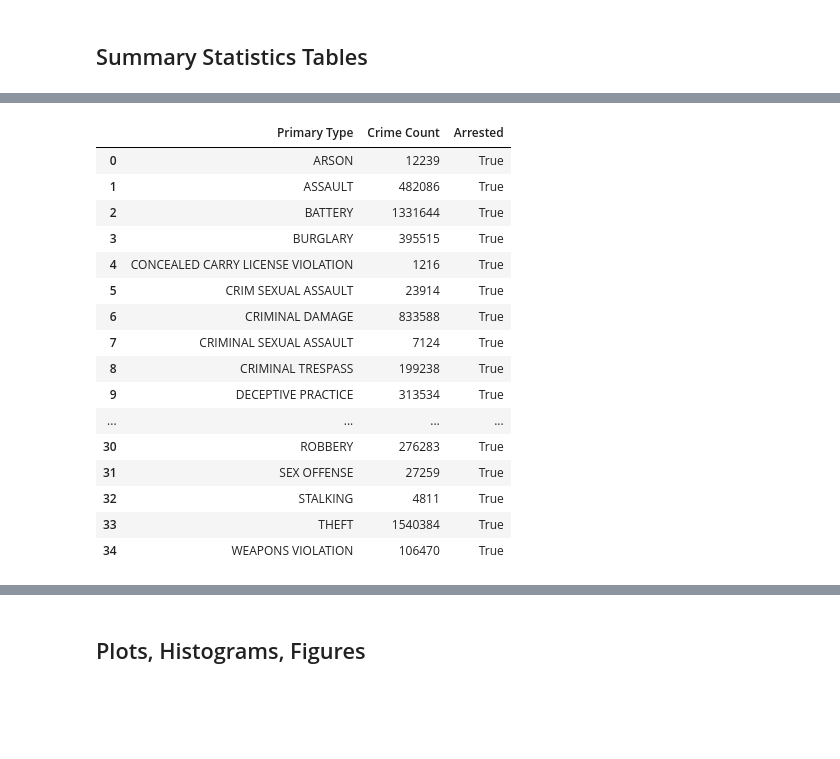
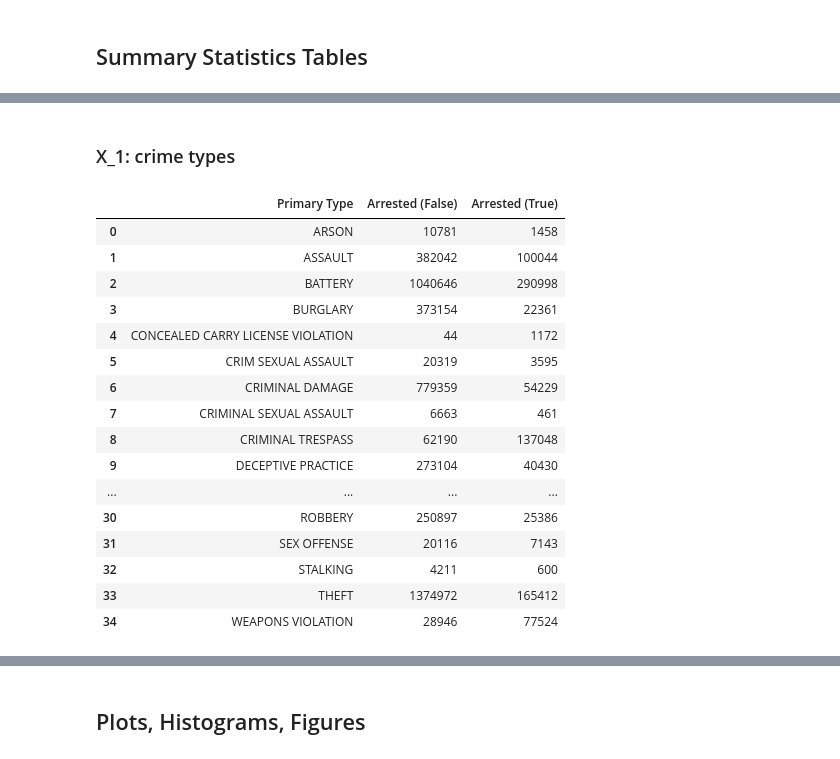
Before and after one commit to XingyuWang06/ECO225Project, a Jupyter notebook: Project1.ipynb, the cells around one changed output, grey strips where cells are left out. Cells and saved outputs as stored; diff of their text form; code cells hidden in the pictures; blank space fills up the shorter version.

Commit message:
finish X_1 part
show the relationship between crime type and arrest rates, also plot some graphs

```diff
--- a/Project1.ipynb
+++ b/Project1.ipynb
@@ -71,25 +50,27 @@ crime_type
+# %% [markdown]
+### X_1: crime types
 # %%
-crime_counts = chicago_crime_clean.groupby('Primary Type').size().reset_index(name='Crime Count')
-
-# Group by 'Primary Type' and calculate the binary arrest rate (true/false)
-arrest_rate = chicago_crime_clean.groupby('Primary Type')['Arrest'].any().reset_index(name='Arrested')
-crime_arrest_relation = pd.merge(crime_counts, arrest_rate, on='Primary Type')
-crime_arrest_relation
+# Create a pivot table to count the number of 'True' and 'False' in each primary type
+arrest_count = chicago_crime_clean.pivot_table(index='Primary Type', columns='Arrest', aggfunc='size', fill_value=0)
+# Rename culumns to clarify
+arrest_count.columns = ['Arrested (False)', 'Arrested (True)']
+arrest_count = arrest_count.reset_index()
+arrest_count
 # %% [output]
-|  | Primary Type | Crime Count | Arrested |
-| 0 | ARSON | 12239 | True |
-| 1 | ASSAULT | 482086 | True |
-| 2 | BATTERY | 1331644 | True |
-| 3 | BURGLARY | 395515 | True |
-| 4 | CONCEALED CARRY LICENSE VIOLATION | 1216 | True |
-| 5 | CRIM SEXUAL ASSAULT | 23914 | True |
-| 6 | CRIMINAL DAMAGE | 833588 | True |
-| 7 | CRIMINAL SEXUAL ASSAULT | 7124 | True |
-| 8 | CRIMINAL TRESPASS | 199238 | True |
-| 9 | DECEPTIVE PRACTICE | 313534 | True |
+|  | Primary Type | Arrested (False) | Arrested (True) |
+| 0 | ARSON | 10781 | 1458 |
+| 1 | ASSAULT | 382042 | 100044 |
+| 2 | BATTERY | 1040646 | 290998 |
+| 3 | BURGLARY | 373154 | 22361 |
+| 4 | CONCEALED CARRY LICENSE VIOLATION | 44 | 1172 |
+| 5 | CRIM SEXUAL ASSAULT | 20319 | 3595 |
+| 6 | CRIMINAL DAMAGE | 779359 | 54229 |
+| 7 | CRIMINAL SEXUAL ASSAULT | 6663 | 461 |
+| 8 | CRIMINAL TRESPASS | 62190 | 137048 |
+| 9 | DECEPTIVE PRACTICE | 273104 | 40430 |
 | ... | ... | ... | ... |
-| 30 | ROBBERY | 276283 | True |
-| 31 | SEX OFFENSE | 27259 | True |
-| 32 | STALKING | 4811 | True |
-| 33 | THEFT | 1540384 | True |
-| 34 | WEAPONS VIOLATION | 106470 | True |
+| 30 | ROBBERY | 250897 | 25386 |
+| 31 | SEX OFFENSE | 20116 | 7143 |
+| 32 | STALKING | 4211 | 600 |
+| 33 | THEFT | 1374972 | 165412 |
+| 34 | WEAPONS VIOLATION | 28946 | 77524 |
```
Also changed, not shown: parts of 11 cells of this notebook.
